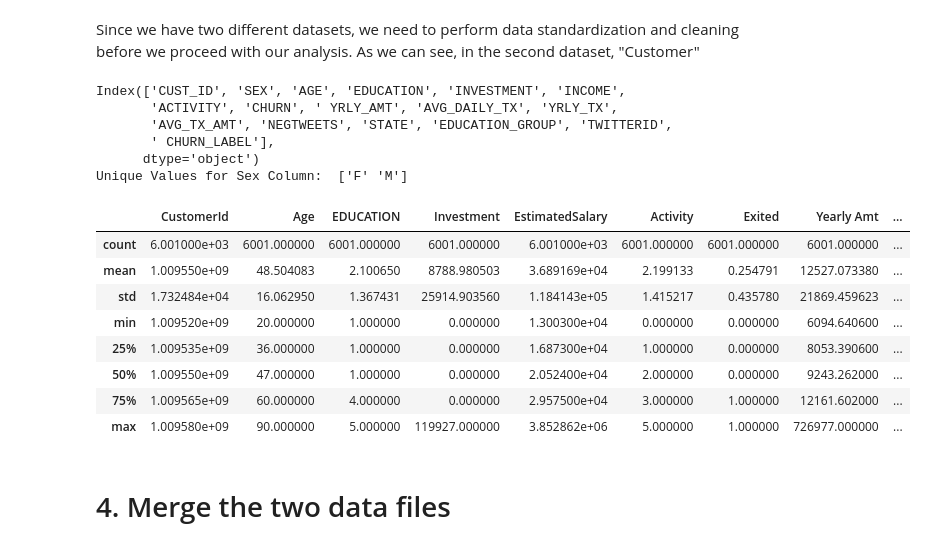
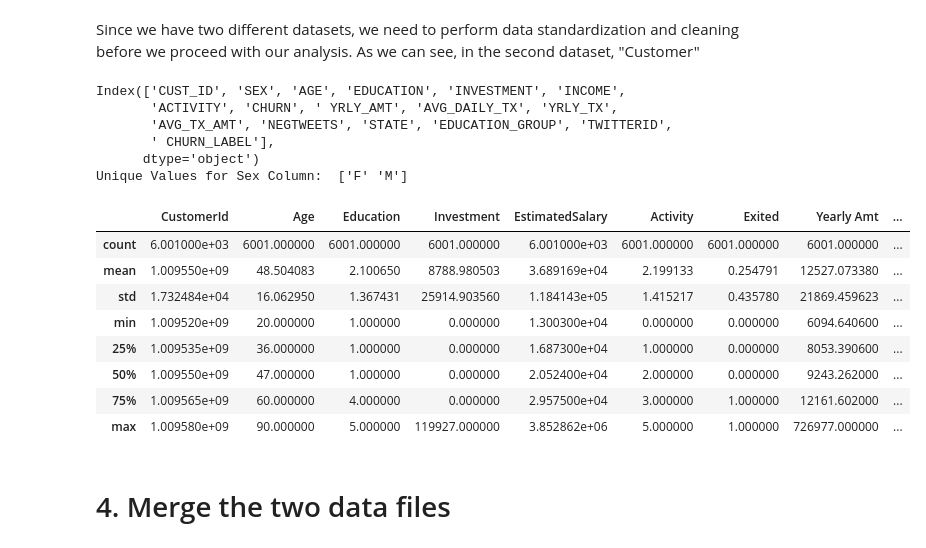
Before and after one commit to EmilyCaroline/BankCustomerChurnPrediction, a Jupyter notebook: bankcustomerchurn.ipynb, the cells around one changed output. Saved outputs shown, nothing was run; the diff lists cells and outputs as text; code cells hidden in the pictures.

Commit message:
Add Education column back

```diff
--- a/bankcustomerchurn.ipynb
+++ b/bankcustomerchurn.ipynb
@@ -78,34 +78,35 @@ print(df2.columns)
 df2.columns = df2.columns.str.replace(' ', '')
 
 # Remname the columns in df2 to match the column in df1
 df2 = df2.rename(columns={'CUST_ID': 'CustomerId', 'AGE':'Age', 'INCOME':'EstimatedSalary', 'CHURN':'Exited',
                           'INVESTMENT': 'Investment', 'ACTIVITY':'Activity', 'YRLY_AMT':'Yearly Amt',
                           'AVG_DAILY_TX':'Avg Daily Tax', 'AVG_DAILY_TX':'Avg Daily Tax',
                           'YRLY_TX':'Yearly Tax', 'AVG_TX_AMT':'Avg Tax Amt', 'NEGTWEETS':'Negtweets', 'STATE':'State',
+                          'EDUCATION':'Education',
                           'EDUCATION_GROUP':'Education Group', 'TWITTERID':'TwitterID'
                           })
 
 # Since dataset is for all the different states in US, we can assume that the Geography value as 'United States'
 if 'Geography' not in df2:
     df2.insert(loc=1,
             column='Geography',
             value='United States')
 
 # Check how many unique values in 'SEX' column df2
 print("Unique Values for Sex Column: ", pd.unique(df2['SEX']))
 
 # Applying the condition to create a gender column based on the value in SEX column of the df2
 df2['Gender'] = np.where((df2['SEX']  == 'F'), 'Female', 'Male')
 
 df2.describe()
 # %% [output]
 Index(['CUST_ID', 'SEX', 'AGE', 'EDUCATION', 'INVESTMENT', 'INCOME',
        'ACTIVITY', 'CHURN', ' YRLY_AMT', 'AVG_DAILY_TX', 'YRLY_TX',
        'AVG_TX_AMT', 'NEGTWEETS', 'STATE', 'EDUCATION_GROUP', 'TWITTERID',
        ' CHURN_LABEL'],
       dtype='object')
 Unique Values for Sex Column:  ['F' 'M']
-|  | CustomerId | Age | EDUCATION | Investment | EstimatedSalary | Activity | Exited | Yearly Amt | ... |
+|  | CustomerId | Age | Education | Investment | EstimatedSalary | Activity | Exited | Yearly Amt | ... |
 | count | 6.001000e+03 | 6001.000000 | 6001.000000 | 6001.000000 | 6.001000e+03 | 6001.000000 | 6001.000000 | 6001.000000 | ... |
 | mean | 1.009550e+09 | 48.504083 | 2.100650 | 8788.980503 | 3.689169e+04 | 2.199133 | 0.254791 | 12527.073380 | ... |
 | std | 1.732484e+04 | 16.062950 | 1.367431 | 25914.903560 | 1.184143e+05 | 1.415217 | 0.435780 | 21869.459623 | ... |
```
Also changed, not shown: parts of 5 cells of this notebook.
